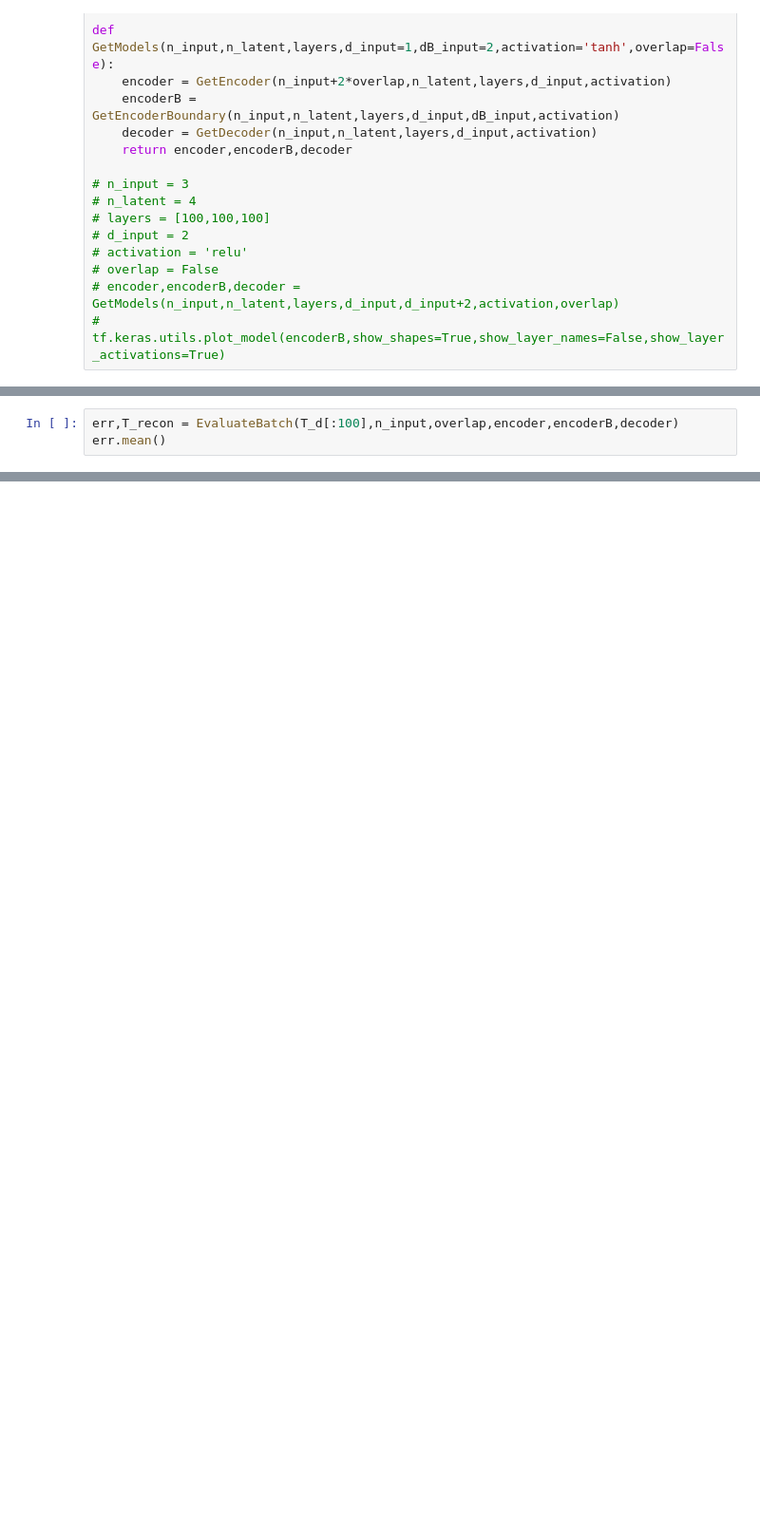
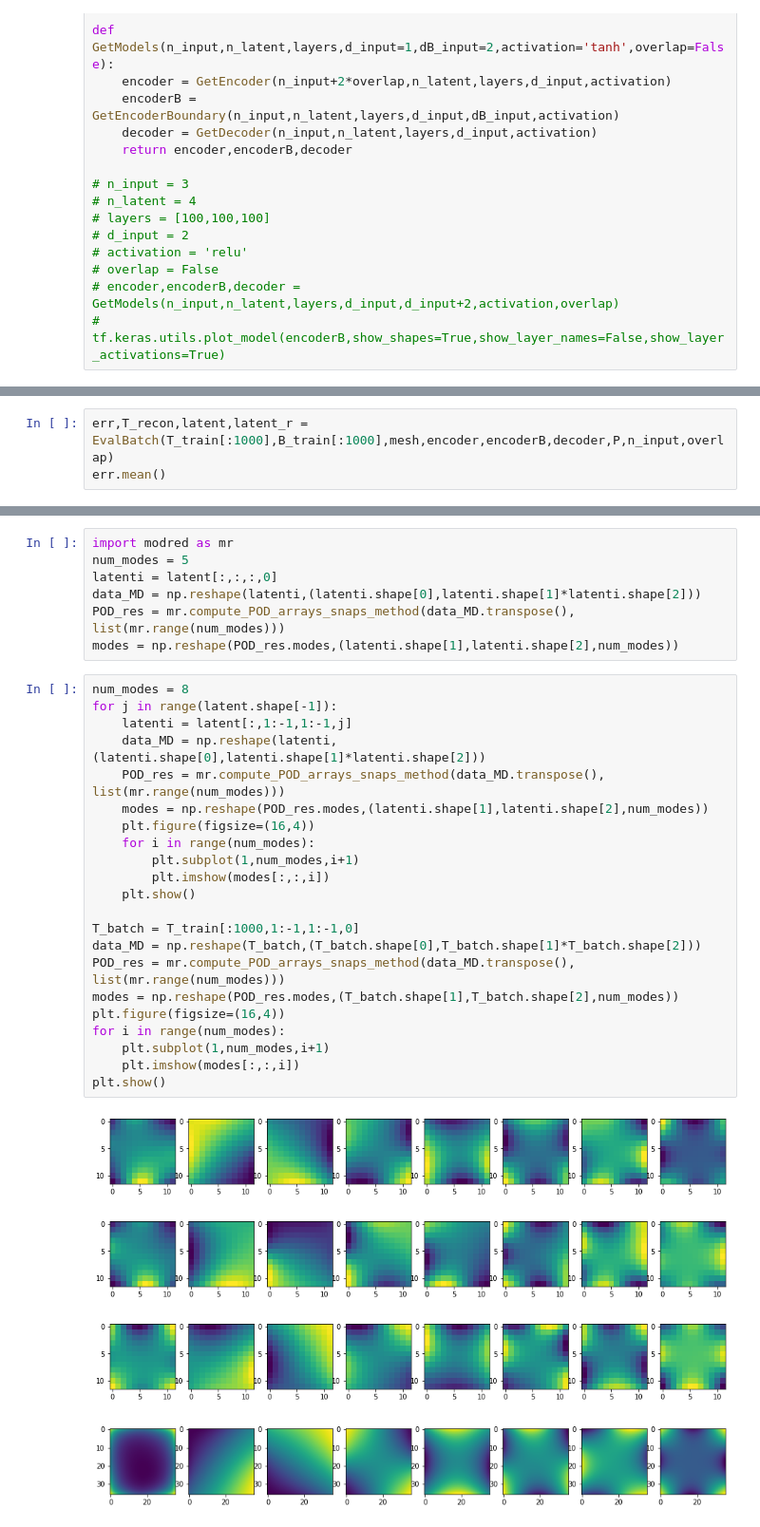
Before and after one commit to jh6220/SINNs-for-boundary-observtion-problems, a Jupyter notebook: NeuraLinearModelNonUniformGrid.ipynb, the cells around one changed output, grey strips where cells are left out. Shown at 95% size. Saved outputs shown, nothing was run; the diff lists cells and outputs as text; blank space fills up the shorter version.

```diff
--- a/NeuraLinearModelNonUniformGrid.ipynb
+++ b/NeuraLinearModelNonUniformGrid.ipynb
@@ -1024,3 +874,0 @@ plt.show()
-# %%
-err,T_recon = EvaluateBatch(T_d[:100],n_input,overlap,encoder,encoderB,decoder)
-err.mean()
@@ -1040,0 +1217,3 @@ err.mean()
+# %%
+err,T_recon,latent,latent_r = EvalBatch(T_train[:1000],B_train[:1000],mesh,encoder,encoderB,decoder,P,n_input,overlap)
+err.mean()
@@ -1040,0 +1226,34 @@ err.mean()
+# %%
+import modred as mr
+num_modes = 5
+latenti = latent[:,:,:,0]
+data_MD = np.reshape(latenti,(latenti.shape[0],latenti.shape[1]*latenti.shape[2]))
+POD_res = mr.compute_POD_arrays_snaps_method(data_MD.transpose(), list(mr.range(num_modes)))
+modes = np.reshape(POD_res.modes,(latenti.shape[1],latenti.shape[2],num_modes))
+# %%
+num_modes = 8
+for j in range(latent.shape[-1]):
+    latenti = latent[:,1:-1,1:-1,j]
+    data_MD = np.reshape(latenti,(latenti.shape[0],latenti.shape[1]*latenti.shape[2]))
+    POD_res = mr.compute_POD_arrays_snaps_method(data_MD.transpose(), list(mr.range(num_modes)))
+    modes = np.reshape(POD_res.modes,(latenti.shape[1],latenti.shape[2],num_modes))
+    plt.figure(figsize=(16,4))
+    for i in range(num_modes):
+        plt.subplot(1,num_modes,i+1)
+        plt.imshow(modes[:,:,i])
+    plt.show()
+
+T_batch = T_train[:1000,1:-1,1:-1,0]
+data_MD = np.reshape(T_batch,(T_batch.shape[0],T_batch.shape[1]*T_batch.shape[2]))
+POD_res = mr.compute_POD_arrays_snaps_method(data_MD.transpose(), list(mr.range(num_modes)))
+modes = np.reshape(POD_res.modes,(T_batch.shape[1],T_batch.shape[2],num_modes))
+plt.figure(figsize=(16,4))
+for i in range(num_modes):
+    plt.subplot(1,num_modes,i+1)
+    plt.imshow(modes[:,:,i])
+plt.show()
+# %% [output]
+[figure, added]
+[figure, added]
+[figure, added]
+[figure, added]
```
Also changed, not shown: parts of 13 cells of this notebook, 1 other file.
